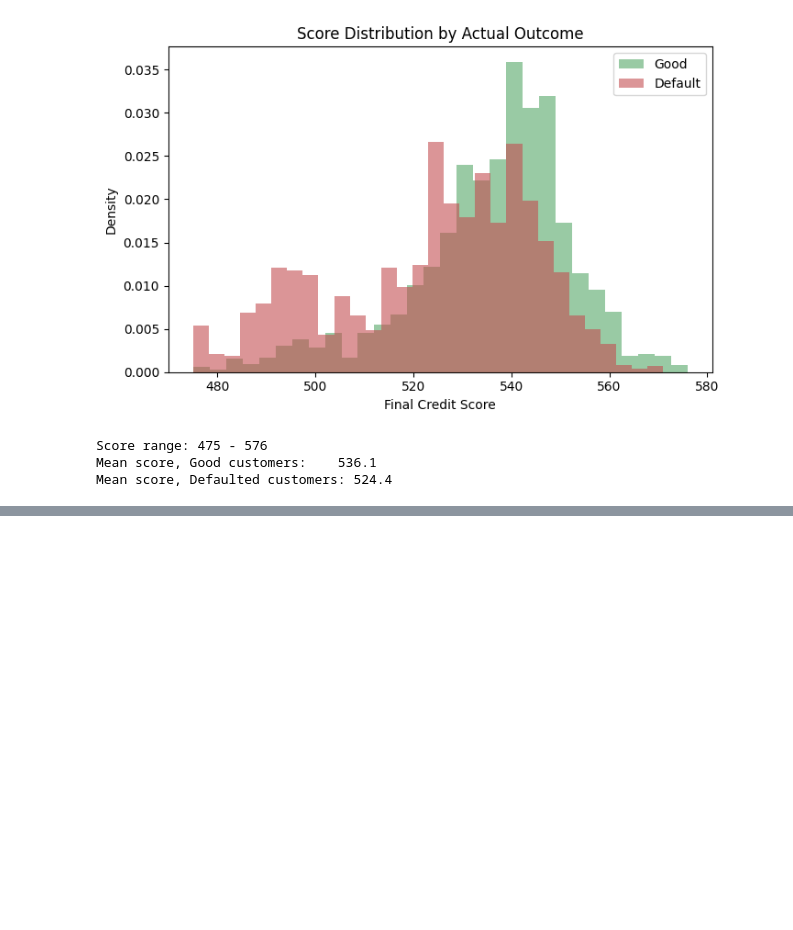
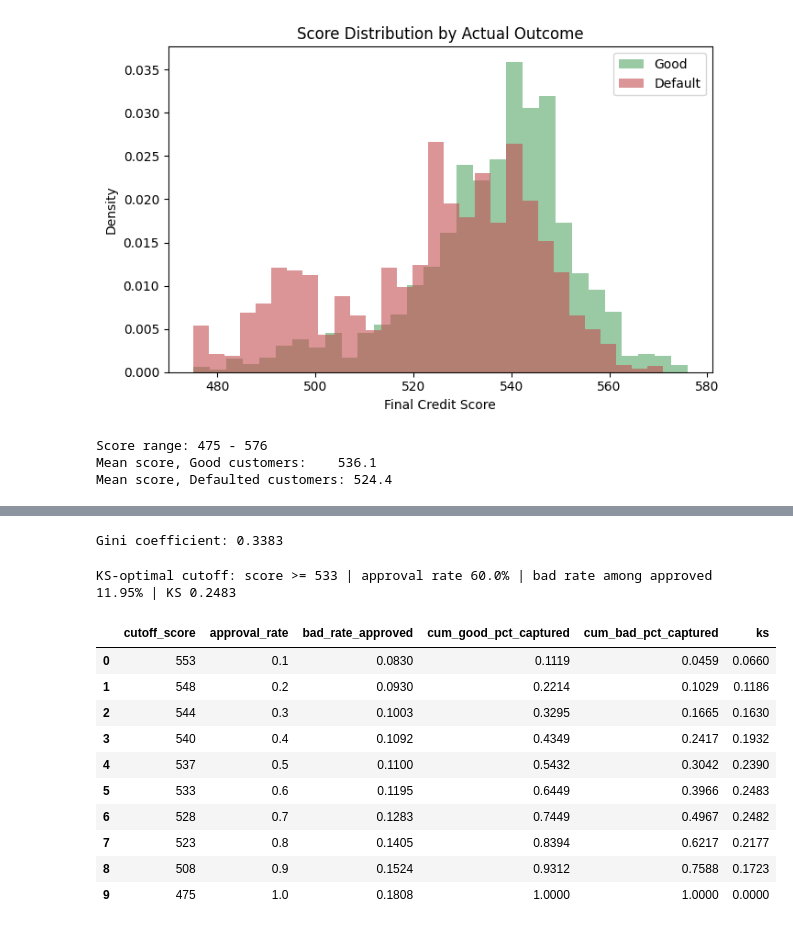
Before and after one commit to dietcoke-17/Thin-File-Credit-Underwriting-Model, a Jupyter notebook: notebooks/thin_file_credit_scorecard.ipynb, the cells around one changed output, grey strips where cells are left out. Cells and saved outputs as stored; diff of their text form; code cells hidden in the pictures; blank space fills up the shorter version.

```diff
--- a/notebooks/thin_file_credit_scorecard.ipynb
+++ b/notebooks/thin_file_credit_scorecard.ipynb
@@ -379,0 +423,59 @@ Mean score, Defaulted customers: 524.4
+# %%
+def compute_gini(auc):
+    return 2 * auc - 1
+
+gini = compute_gini(auc)
+print(f"Gini coefficient: {gini:.4f}")
+# %% [output]
+Gini coefficient: 0.3383
+# %%
+def build_cutoff_table(scorecard_df, n_bins=10):
+    data = scorecard_df.sort_values('Final_Credit_Score', ascending=False).reset_index(drop=True)
+    n = len(data)
+    total_good = (data['loan_default'] == 0).sum()
+    total_bad = (data['loan_default'] == 1).sum()
+    bin_edges = np.linspace(0, n, n_bins + 1).astype(int)[1:]
+    rows = []
+    for edge in bin_edges:
+        approved = data.iloc[:edge]
+        cum_good_pct = (approved['loan_default'] == 0).sum() / total_good
+        cum_bad_pct = (approved['loan_default'] == 1).sum() / total_bad
+        rows.append({
+            'cutoff_score': int(approved['Final_Credit_Score'].min()),
+            'approval_rate': round(edge / n, 4),
+            'bad_rate_approved': round((approved['loan_default'] == 1).mean(), 4),
+            'cum_good_pct_captured': round(cum_good_pct, 4),
+            'cum_bad_pct_captured': round(cum_bad_pct, 4),
+            'ks': round(abs(cum_good_pct - cum_bad_pct), 4),
+        })
+    return pd.DataFrame(rows)
+
+def find_optimal_cutoff(cutoff_table):
+    return cutoff_table.loc[cutoff_table['ks'].idxmax()]
+
+# scorecard_output earlier only kept the first 10 rows; rebuild the full
+# scored population here since the cutoff table needs everyone.
+full_scorecard = woe_df[['customer_id', 'loan_default']].copy()
+full_scorecard['Probability_of_Default'] = pred_prob.values
+full_scorecard['Final_Credit_Score'] = full_scorecard['Probability_of_Default'].apply(probability_to_score)
+
+cutoff_table = build_cutoff_table(full_scorecard)
+optimal_cutoff = find_optimal_cutoff(cutoff_table)
+print(f"KS-optimal cutoff: score >= {int(optimal_cutoff['cutoff_score'])} | "
+      f"approval rate {optimal_cutoff['approval_rate']:.1%} | "
+      f"bad rate among approved {optimal_cutoff['bad_rate_approved']:.2%} | "
+      f"KS {optimal_cutoff['ks']:.4f}")
+cutoff_table
+# %% [output]
+KS-optimal cutoff: score >= 533 | approval rate 60.0% | bad rate among approved 11.95% | KS 0.2483
+|  | cutoff_score | approval_rate | bad_rate_approved | cum_good_pct_captured | cum_bad_pct_captured | ks |
+| 0 | 553 | 0.1 | 0.0830 | 0.1119 | 0.0459 | 0.0660 |
+| 1 | 548 | 0.2 | 0.0930 | 0.2214 | 0.1029 | 0.1186 |
+| 2 | 544 | 0.3 | 0.1003 | 0.3295 | 0.1665 | 0.1630 |
+| 3 | 540 | 0.4 | 0.1092 | 0.4349 | 0.2417 | 0.1932 |
+| 4 | 537 | 0.5 | 0.1100 | 0.5432 | 0.3042 | 0.2390 |
+| 5 | 533 | 0.6 | 0.1195 | 0.6449 | 0.3966 | 0.2483 |
+| 6 | 528 | 0.7 | 0.1283 | 0.7449 | 0.4967 | 0.2482 |
+| 7 | 523 | 0.8 | 0.1405 | 0.8394 | 0.6217 | 0.2177 |
+| 8 | 508 | 0.9 | 0.1524 | 0.9312 | 0.7588 | 0.1723 |
+| 9 | 475 | 1.0 | 0.1808 | 1.0000 | 1.0000 | 0.0000 |
```
Also changed, not shown: parts of 6 cells of this notebook, 10 other files.
